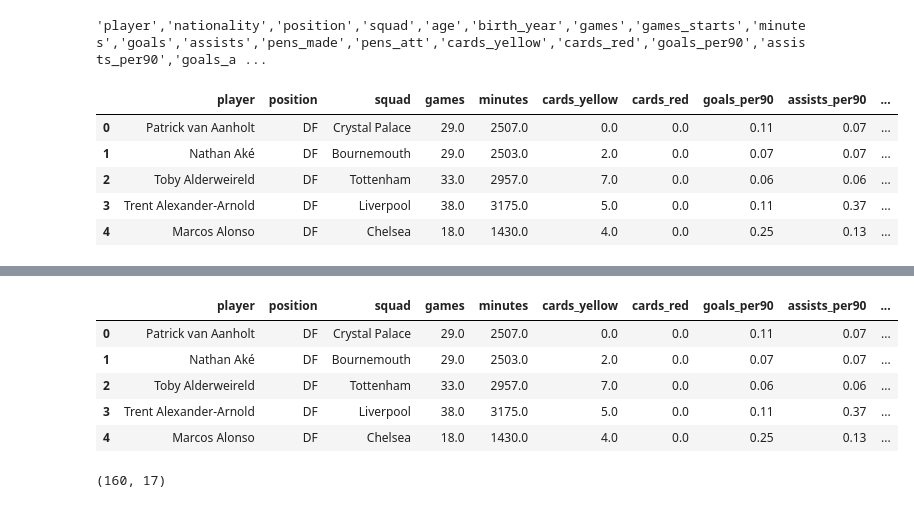
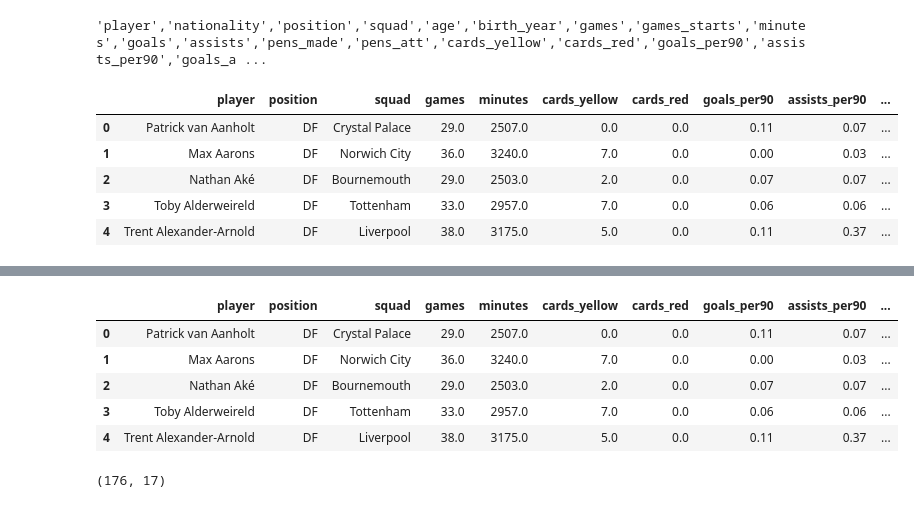
Before and after one commit to sidthakur08/fpl_explore, a Jupyter notebook: nbs/defender_explore.ipynb, the cells around one changed output, grey strips where cells are left out. Drawn from its saved outputs; the diff is of its cells as text; code cells hidden in the pictures.

```diff
--- a/nbs/defender_explore.ipynb
+++ b/nbs/defender_explore.ipynb
@@ -16,24 +16,24 @@ for c in outfield.columns:
 # %%
 defender = outfield.loc[:,['player','position','squad','games','minutes','cards_yellow','cards_red','goals_per90',
                            'assists_per90','goals_assists_per90','xg_per90','xa_per90','xg_xa_per90',
                            'tackles','tackles_won','dribble_tackles_pct','pressure_regain_pct',
                            'blocks','interceptions','clearances']]
 defender = defender[defender['position']=='DF']
-relegated = ['Bournemoth','Norwich City','Watford']
-defender = defender[~defender['squad'].isin(relegated)]
+#relegated = ['Bournemouth','Norwich City','Watford']
+#defender = defender[~defender['squad'].isin(relegated)]
 defender['tackle_perc'] = None
 defender['block_int_clear'] = None
 defender['tackle_perc'] = defender.apply(lambda row: (row['tackles_won']/row['tackles']) if row['tackles']!=0 else 0, axis=1)
 defender['block_int_clear'] = defender.apply(lambda row:(row['blocks']+row['interceptions']+row['clearances']),axis=1)
 defender = defender.drop(columns=['tackles','tackles_won','blocks','interceptions','clearances']).reset_index(drop=True)
 defender.head()
 # %% [output]
 |  | player | position | squad | games | minutes | cards_yellow | cards_red | goals_per90 | assists_per90 | ... |
 | 0 | Patrick van Aanholt | DF | Crystal Palace | 29.0 | 2507.0 | 0.0 | 0.0 | 0.11 | 0.07 | ... |
-| 1 | Nathan Aké | DF | Bournemouth | 29.0 | 2503.0 | 2.0 | 0.0 | 0.07 | 0.07 | ... |
-| 2 | Toby Alderweireld | DF | Tottenham | 33.0 | 2957.0 | 7.0 | 0.0 | 0.06 | 0.06 | ... |
-| 3 | Trent Alexander-Arnold | DF | Liverpool | 38.0 | 3175.0 | 5.0 | 0.0 | 0.11 | 0.37 | ... |
-| 4 | Marcos Alonso | DF | Chelsea | 18.0 | 1430.0 | 4.0 | 0.0 | 0.25 | 0.13 | ... |
+| 1 | Max Aarons | DF | Norwich City | 36.0 | 3240.0 | 7.0 | 0.0 | 0.00 | 0.03 | ... |
+| 2 | Nathan Aké | DF | Bournemouth | 29.0 | 2503.0 | 2.0 | 0.0 | 0.07 | 0.07 | ... |
+| 3 | Toby Alderweireld | DF | Tottenham | 33.0 | 2957.0 | 7.0 | 0.0 | 0.06 | 0.06 | ... |
+| 4 | Trent Alexander-Arnold | DF | Liverpool | 38.0 | 3175.0 | 5.0 | 0.0 | 0.11 | 0.37 | ... |
 # %%
 dup_def = defender[defender.duplicated(['player'],keep=False)]
 dup_def = dup_def.groupby(['player'], as_index=False).agg('sum')
@@ -55,14 +55,14 @@ defender.head()
 # %% [output]
 |  | player | position | squad | games | minutes | cards_yellow | cards_red | goals_per90 | assists_per90 | ... |
 | 0 | Patrick van Aanholt | DF | Crystal Palace | 29.0 | 2507.0 | 0.0 | 0.0 | 0.11 | 0.07 | ... |
-| 1 | Nathan Aké | DF | Bournemouth | 29.0 | 2503.0 | 2.0 | 0.0 | 0.07 | 0.07 | ... |
-| 2 | Toby Alderweireld | DF | Tottenham | 33.0 | 2957.0 | 7.0 | 0.0 | 0.06 | 0.06 | ... |
-| 3 | Trent Alexander-Arnold | DF | Liverpool | 38.0 | 3175.0 | 5.0 | 0.0 | 0.11 | 0.37 | ... |
-| 4 | Marcos Alonso | DF | Chelsea | 18.0 | 1430.0 | 4.0 | 0.0 | 0.25 | 0.13 | ... |
+| 1 | Max Aarons | DF | Norwich City | 36.0 | 3240.0 | 7.0 | 0.0 | 0.00 | 0.03 | ... |
+| 2 | Nathan Aké | DF | Bournemouth | 29.0 | 2503.0 | 2.0 | 0.0 | 0.07 | 0.07 | ... |
+| 3 | Toby Alderweireld | DF | Tottenham | 33.0 | 2957.0 | 7.0 | 0.0 | 0.06 | 0.06 | ... |
+| 4 | Trent Alexander-Arnold | DF | Liverpool | 38.0 | 3175.0 | 5.0 | 0.0 | 0.11 | 0.37 | ... |
 # %%
 defender.shape
 # %% [output]
-(160, 17)
+(176, 17)
 # %%
 fpl
 # %% [output]
```
Also changed, not shown: parts of 9 cells of this notebook, 5 other files.
